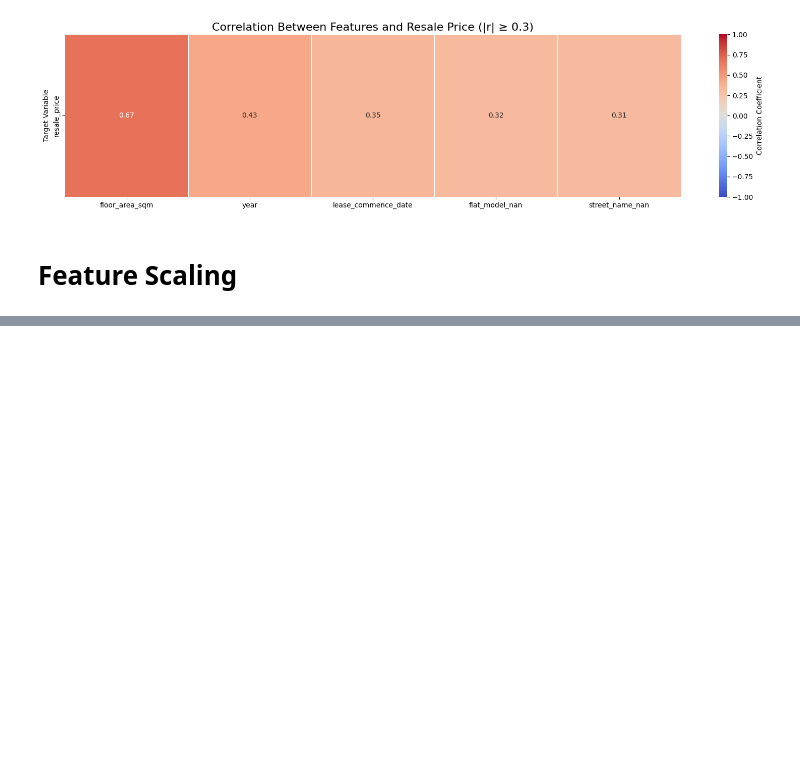
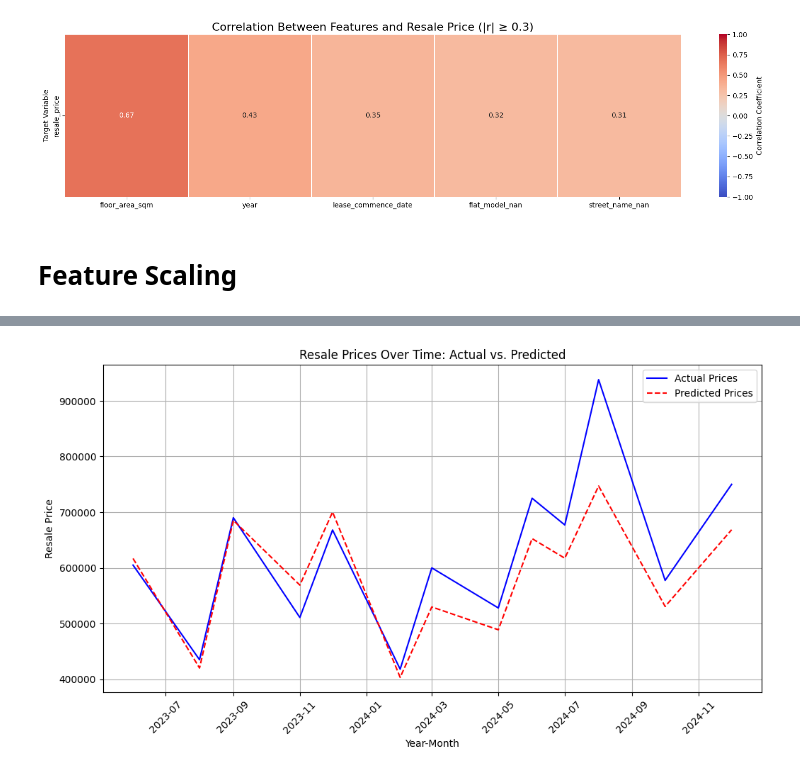
Before and after one commit to cheesexuanyang/Machine-Learning_lab-P5_Group11, a Jupyter notebook: INF2008_Project_HDB.ipynb, the cells around one changed output, grey strips where cells are left out. Saved outputs shown, nothing was run; the diff lists cells and outputs as text; code cells hidden in the pictures; blank space fills up the shorter version.

```diff
--- a/INF2008_Project_HDB.ipynb
+++ b/INF2008_Project_HDB.ipynb
@@ -427,0 +480,6 @@ print(scaled_df.head())
+# %%
+# Convert object columns to categorical
+for col in xg_categorical_columns:
+    xg_X_train[col] = xg_X_train[col].astype("category")
+    xg_X_test[col] = xg_X_test[col].astype("category")
+town_mapping = dict(enumerate(xg_X_train["street_name"].cat.categories))
@@ -427,0 +643,27 @@ print(scaled_df.head())
+# %%
+# Create dataframe for plotting
+xg_results_df = pd.DataFrame({
+    "YearMonth": xg_test_df["YearMonth"],
+    "Actual": xg_y_test,
+    "Predicted": xg_y_pred
+})
+
+# Select every nth point for visualization
+# xg_sampled_df = xg_results_df
+xg_sampled_df = xg_results_df.iloc[::200]
+
+# Plot sampled points
+plt.figure(figsize=(12, 6))
+plt.plot(xg_sampled_df["YearMonth"], xg_sampled_df["Actual"], label="Actual Prices", color="blue")
+plt.plot(xg_sampled_df["YearMonth"], xg_sampled_df["Predicted"], label="Predicted Prices", linestyle="dashed", color="red")
+
+plt.xlabel("Year-Month")
+plt.ylabel("Resale Price")
+plt.title("Resale Prices Over Time: Actual vs. Predicted")
+
+plt.xticks(rotation=45)
+plt.legend()
+plt.grid(True)
+plt.show()
+# %% [output]
+[figure, added]
```
Also changed, not shown: parts of 22 cells of this notebook, 2 other files.
